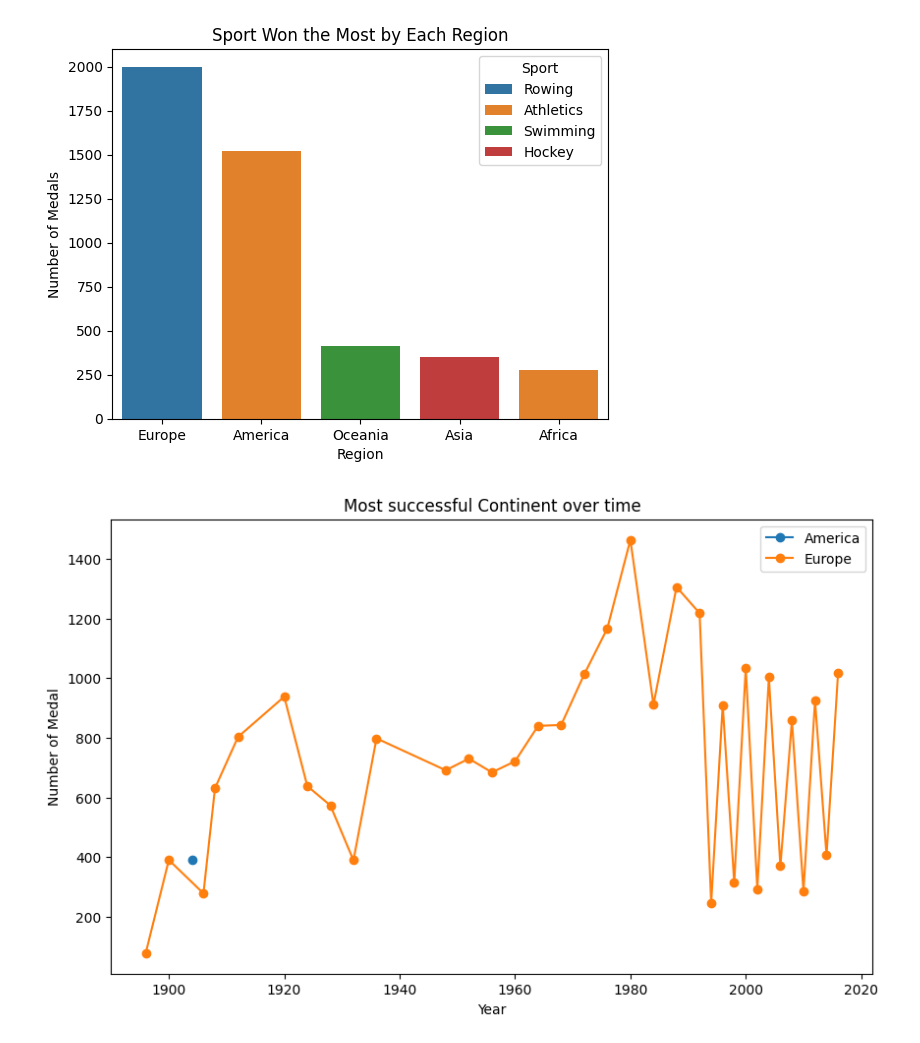
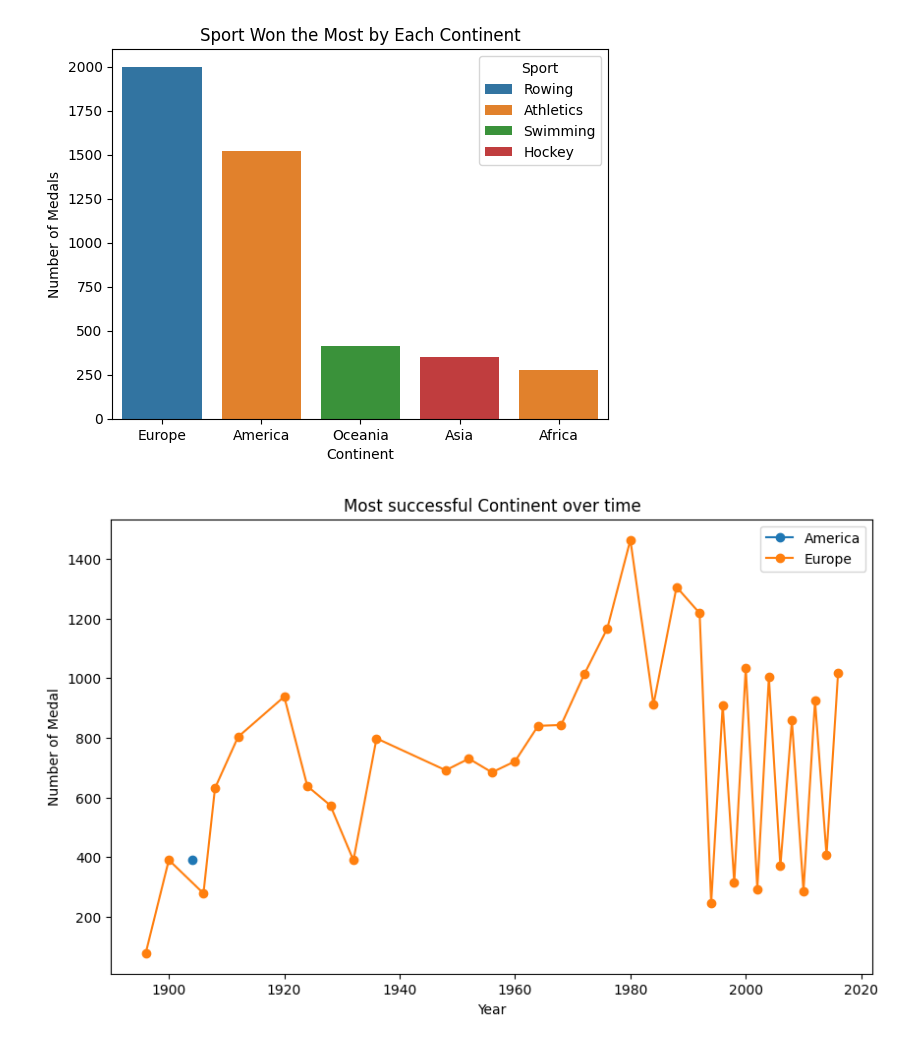
Before and after one commit to AnassTaher/data-wrangling, a Jupyter notebook: q2.ipynb, the cells around one changed output. Saved outputs shown, nothing was run; the diff lists cells and outputs as text; code cells hidden in the pictures.

```diff
--- a/q2.ipynb
+++ b/q2.ipynb
@@ -5,20 +4,21 @@ import seaborn as sns
 import matplotlib.pyplot as plt
 # %%
 atheletes_csv = pd.read_csv('athlete_events.csv')
-regions_csv = pd.read_csv('noc_regions.csv')
+continents_csv = pd.read_csv('noc_regions.csv')
 # %%
+# Clean the data
 athletes_columns_to_be_cleaned = ['Age']
 atheletes_csv = atheletes_csv.dropna(axis=0, subset=athletes_columns_to_be_cleaned)
 
-regions_columns_to_be_cleaned = ['Continent']
-regions_csv = regions_csv.dropna(axis=0, subset=regions_columns_to_be_cleaned)
+continents_columns_to_be_cleaned = ['Continent']
+continents_csv = continents_csv.dropna(axis=0, subset=continents_columns_to_be_cleaned)
 
 # We cleaned the data so every country is part of the 5 continents that participate in the olympic games
 # Europe, Asia, Africa, America, Oceania
-regions_order = ['Europe', 'Asia', 'Africa', 'America', 'Oceania']
+continents_order = ['Europe', 'Asia', 'Africa', 'America', 'Oceania']
 
 # Merge the data
-merged_data = pd.merge(atheletes_csv, regions_csv, on='NOC')
+merged_data = pd.merge(atheletes_csv, continents_csv, on='NOC')
 # %%
 # Utility variables
 medal_data = merged_data.dropna(axis=0, subset=['Medal'])
@@ -59,15 +59,16 @@ plt.show()
 # %%
-# 2.3 Sports Dominated by Specific Regions:
-# Investigating which sports are most frequently won by athletes from particular regions.
+# 2.3 Sports Dominated by Specific Continents:
+# Investigating which sports are most frequently won by athletes from particular continents.
 
-medals_won_by_each_region_in_each_sport = merged_data.dropna(axis=0, subset=['Medal']).groupby(['Continent', 'Sport'])['Medal'].count().reset_index()
-medals_won_by_each_region_in_each_sport = medals_won_by_each_region_in_each_sport.sort_values('Medal', ascending=False).drop_duplicates(subset='Continent', keep='first')
+medals_won_by_each_continent_in_each_sport = merged_data.dropna(axis=0, subset=['Medal']).groupby(['Continent', 'Sport'])['Medal'].count().reset_index()
+medals_won_by_each_continent_in_each_sport = medals_won_by_each_continent_in_each_sport.sort_values('Medal', ascending=False).drop_duplicates(subset='Continent', keep='first')
+
 fig, ax = plt.subplots()
-sns.barplot(x='Continent', y='Medal', data=medals_won_by_each_region_in_each_sport, hue='Sport', ax=ax)
-ax.set_title('Sport Won the Most by Each Region')
-ax.set_xlabel('Region')
+sns.barplot(x='Continent', y='Medal', data=medals_won_by_each_continent_in_each_sport, hue='Sport', ax=ax)
+ax.set_title('Sport Won the Most by Each Continent')
+ax.set_xlabel('Continent')
 ax.set_ylabel('Number of Medals')
 plt.show()
 # %% [output]
-[figure, old version]
+[figure, new version]
 # %%
```
Also changed, not shown: parts of 5 cells of this notebook, 2 other files.
